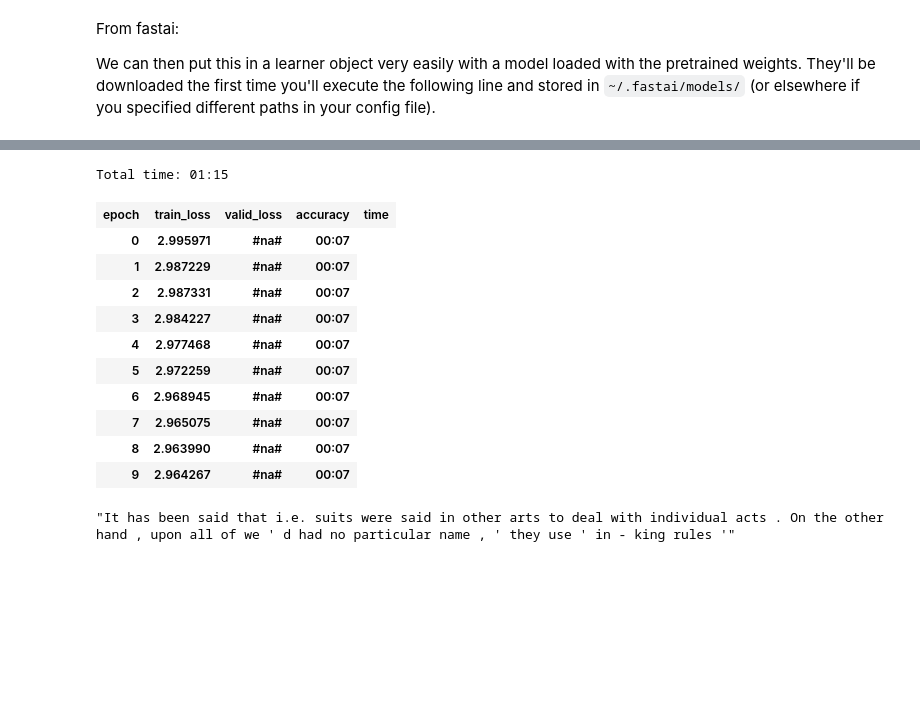
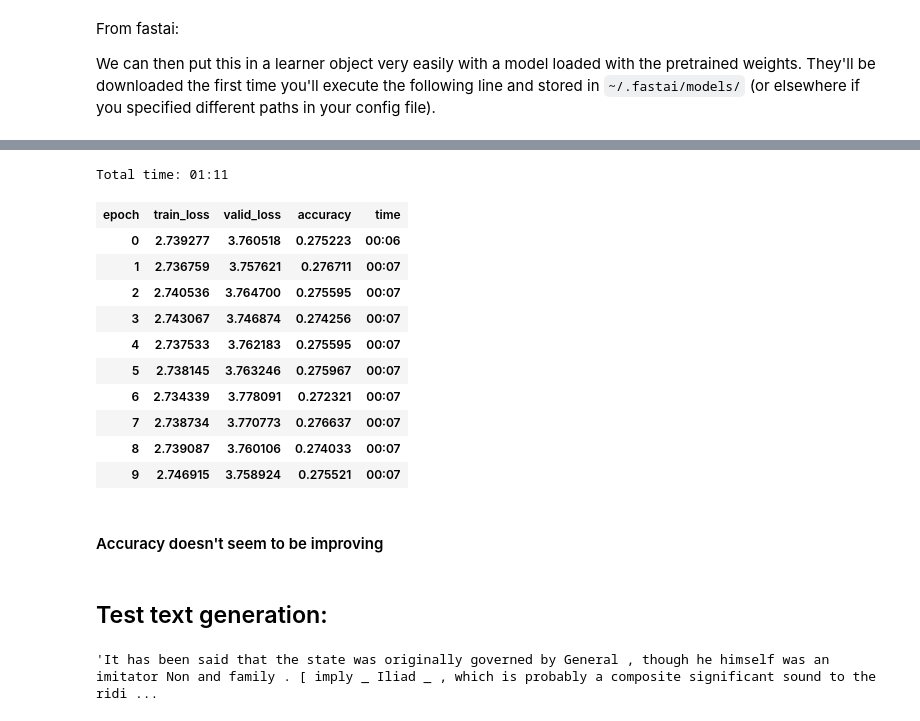
Before and after one commit to anthonybaulo/Arisbotle, a Jupyter notebook: train_scratch_v2.ipynb, the cells around one changed output, grey strips where cells are left out. Saved outputs shown, nothing was run; the diff lists cells and outputs as text; code cells hidden in the pictures; blank space fills up the shorter version.

```diff
--- a/train_scratch_v2.ipynb
+++ b/train_scratch_v2.ipynb
@@ -9,9 +9,10 @@ bs=48
 
 data_lm = (TextList.from_folder(path)
            #Inputs: all the text files in path
-#             .filter_by_folder(include=<str or list>) # Only txt files from specific folders
+            .filter_by_folder(include='text')
+           # Only txt files from specific folders
             .split_by_rand_pct(0.1)
-           #We randomly split and keep 10% (10,000 reviews) for validation
+           #We randomly split and keep percentage for validation
             .label_for_lm()
            #We want to do a language model so we label accordingly
             .databunch(bs=bs))
@@ -44,3 +48,3 @@ LR Finder is complete, type {learner_name}.recorder.plot() to see the graph.
 # %%
-learn.fit_one_cycle(2, 3e-3, moms=(0.8,0.7))
+learn.fit_one_cycle(4, 1e-1, moms=(0.8,0.7))
 # %% [output]
@@ -64,3 +72,3 @@ LR Finder is complete, type {learner_name}.recorder.plot() to see the graph.
 # %%
-learn.fit_one_cycle(10, slice(1e-5, 3e-3), moms=(0.8,0.7))
+learn.fit_one_cycle(10, slice(1e-6, 2e-3), moms=(0.8,0.7))
 # %% [output]
@@ -94,25 +114,29 @@ LR Finder is complete, type {learner_name}.recorder.plot() to see the graph.
 # %%
-learn.fit_one_cycle(10, slice(1e-6, 1e-4), moms=(0.8,0.7))
+learn.fit_one_cycle(10, 3e-6, moms=(0.8,0.7))
 # %% [output]
-Total time: 01:15
+Total time: 01:11
 | epoch | train_loss | valid_loss | accuracy | time |
-| 0 | 2.995971 | #na# | 00:07 |
-| 1 | 2.987229 | #na# | 00:07 |
-| 2 | 2.987331 | #na# | 00:07 |
-| 3 | 2.984227 | #na# | 00:07 |
-| 4 | 2.977468 | #na# | 00:07 |
-| 5 | 2.972259 | #na# | 00:07 |
-| 6 | 2.968945 | #na# | 00:07 |
-| 7 | 2.965075 | #na# | 00:07 |
-| 8 | 2.963990 | #na# | 00:07 |
-| 9 | 2.964267 | #na# | 00:07 |
+| 0 | 2.739277 | 3.760518 | 0.275223 | 00:06 |
+| 1 | 2.736759 | 3.757621 | 0.276711 | 00:07 |
+| 2 | 2.740536 | 3.764700 | 0.275595 | 00:07 |
+| 3 | 2.743067 | 3.746874 | 0.274256 | 00:07 |
+| 4 | 2.737533 | 3.762183 | 0.275595 | 00:07 |
+| 5 | 2.738145 | 3.763246 | 0.275967 | 00:07 |
+| 6 | 2.734339 | 3.778091 | 0.272321 | 00:07 |
+| 7 | 2.738734 | 3.770773 | 0.276637 | 00:07 |
+| 8 | 2.739087 | 3.760106 | 0.274033 | 00:07 |
+| 9 | 2.746915 | 3.758924 | 0.275521 | 00:07 |
 # %%
 learn.save('stage-3')
+# %% [markdown]
+#### Accuracy doesn't seem to be improving
+# %% [markdown]
+## Test text generation:
 # %%
 # learn.load('stage-3');
 # %%
 learn.predict("It has been said", n_words=40)
 # %% [output]
-"It has been said that i.e. suits were said in other arts to deal with individual acts . On the other hand , upon all of we ' d had no particular name , ' they use ' in - king rules '"
+'It has been said that the state was originally governed by General , though he himself was an imitator Non and family . [ imply _ Iliad _ , which is probably a composite significant sound to the ridi ...
 # %%
 learn.export('export-v2.pkl')
```
Also changed, not shown: parts of 13 cells of this notebook, 30 other files.
